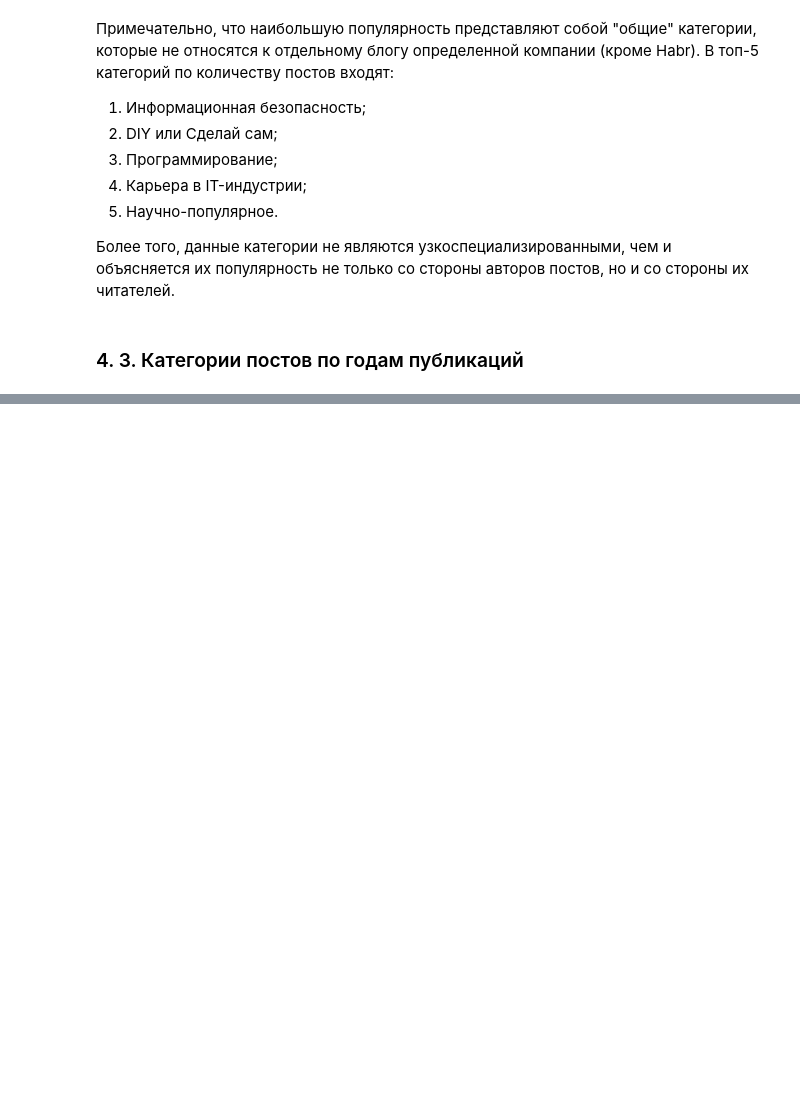
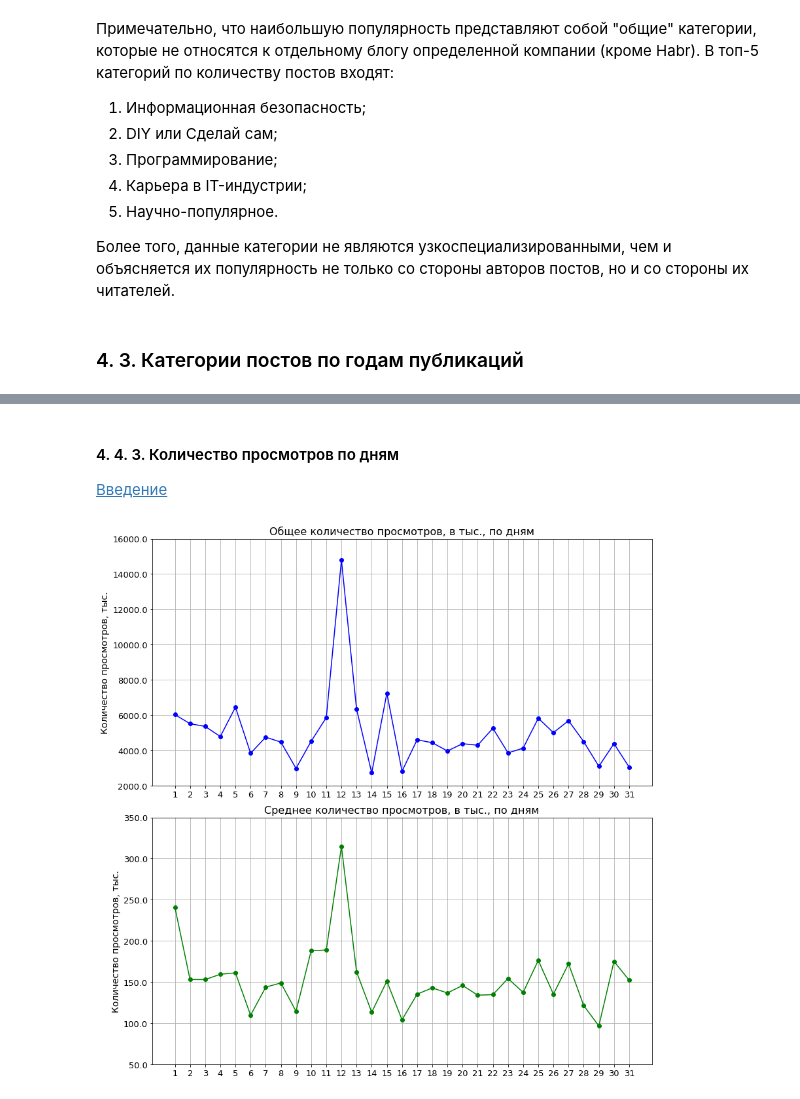
Before and after one commit to Midle68/habr_parsing, a Jupyter notebook: parser.ipynb, the cells around one changed output, grey strips where cells are left out. Saved outputs shown, nothing was run; the diff lists cells and outputs as text; code cells hidden in the pictures; blank space fills up the shorter version.

```diff
--- a/parser.ipynb
+++ b/parser.ipynb
@@ -395,0 +531,8 @@ NameError: name 'view_count' is not defined
+# %% [markdown]
+<a name='views_per_day'></a>
+#### 4. 4. 3. Количество просмотров по дням
+[Введение](#introduction)
+# %%
+create_sum_mean_plot(period='day', name='по дням', rotation=0)
+# %% [output]
+[figure, added]
```
Also changed, not shown: parts of 72 cells of this notebook.
